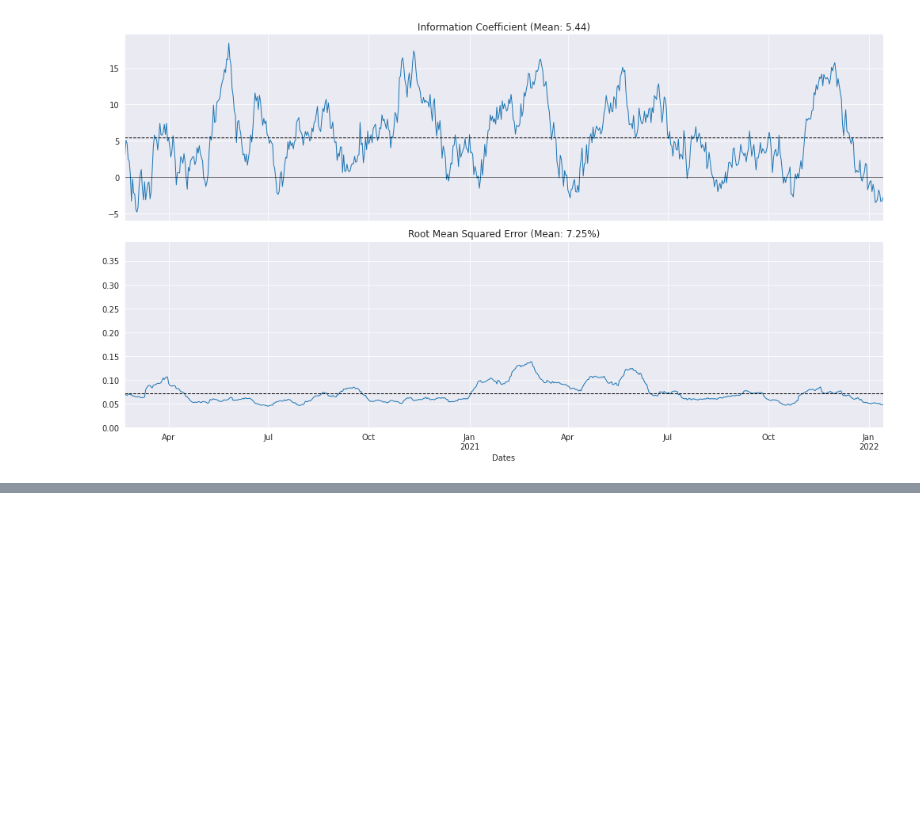
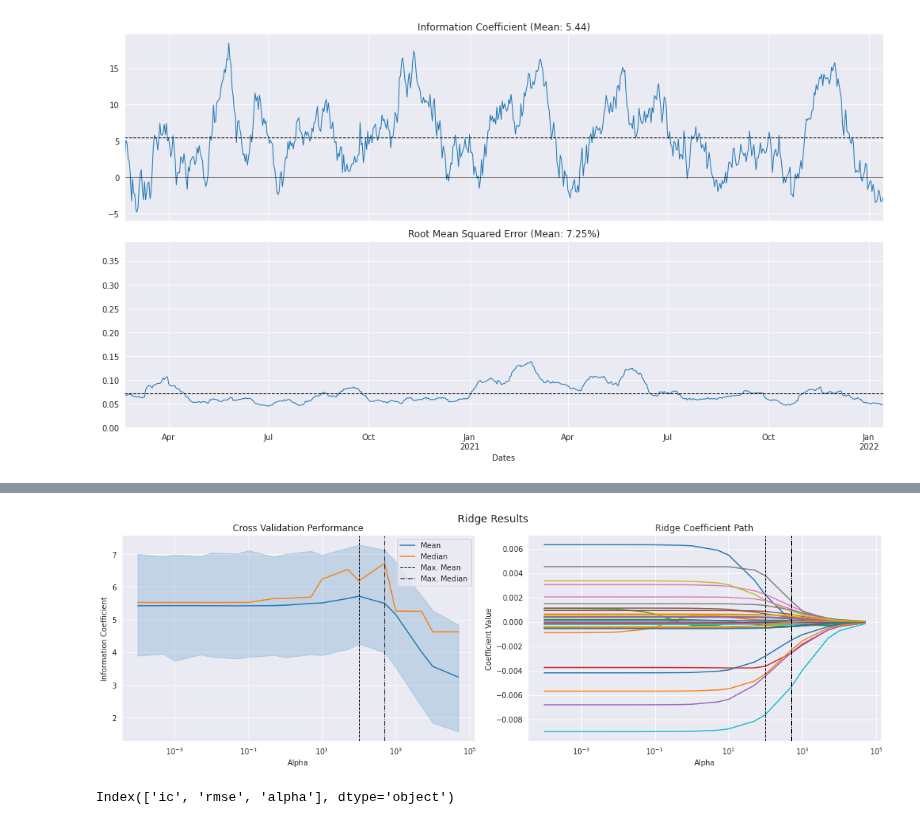
Before and after one commit to carlos-carlos/ML-Class-capstone-project, a Jupyter notebook: Step6_Predictions.ipynb, the cells around one changed output, grey strips where cells are left out. Cells and saved outputs as stored; diff of their text form; code cells hidden in the pictures; blank space fills up the shorter version.

Commit message:
-  Fixed a s suplicate index IndexError with the Ridge regression plots

```diff
--- a/Step6_Predictions.ipynb
+++ b/Step6_Predictions.ipynb
@@ -247,0 +403,66 @@ plot_rolling_ic(lr_scores)
+# %%
+# Work around for 'ValueError: cannot reindex from a duplicate axis' error in the plot below
+ridge_scores['Dates'] = ridge_scores.index
+len_df = ridge_scores['alpha'].count()
+temp_new_index = [c for c in range(1,len_df + 1)]
+ridge_scores.index = temp_new_index
+# %%
+fig, axes = plt.subplots(ncols=2, sharex=True, figsize=(15, 5))
+
+scores_by_alpha = ridge_scores.groupby('alpha').ic.agg(['mean', 'median'])
+best_alpha_mean = scores_by_alpha['mean'].idxmax()
+best_alpha_median = scores_by_alpha['median'].idxmax()
+
+
+
+ax = sns.lineplot(x='alpha',
+                  y='ic',
+                  data=ridge_scores,
+                  estimator=np.mean,
+                  label='Mean',
+                  ax=axes[0])
+
+scores_by_alpha['median'].plot(logx=True,
+                               ax=axes[0],
+                               label='Median')
+
+axes[0].axvline(best_alpha_mean,
+                ls='--',
+                c='k',
+                lw=1,
+                label='Max. Mean')
+axes[0].axvline(best_alpha_median,
+                ls='-.',
+                c='k',
+                lw=1,
+                label='Max. Median')
+axes[0].legend()
+axes[0].set_xscale('log')
+axes[0].set_xlabel('Alpha')
+axes[0].set_ylabel('Information Coefficient')
+axes[0].set_title('Cross Validation Performance')
+
+ridge_coeffs.plot(logx=True,
+                  legend=False,
+                  ax=axes[1],
+                  title='Ridge Coefficient Path')
+
+axes[1].axvline(best_alpha_mean,
+                ls='--',
+                c='k',
+                lw=1,
+                label='Max. Mean')
+axes[1].axvline(best_alpha_median,
+                ls='-.',
+                c='k',
+                lw=1,
+                label='Max. Median')
+axes[1].set_xlabel('Alpha')
+axes[1].set_ylabel('Coefficient Value')
+
+fig.suptitle('Ridge Results', fontsize=14)
+sns.despine()
+fig.tight_layout()
+fig.subplots_adjust(top=.9)
+# %% [output]
+[figure, added]
@@ -247,0 +473,4 @@ plot_rolling_ic(lr_scores)
+# %%
+print(ridge_scores.columns)
+# %% [output]
+Index(['ic', 'rmse', 'alpha'], dtype='object')
```
Also changed, not shown: parts of 12 cells of this notebook, 1 other file.
